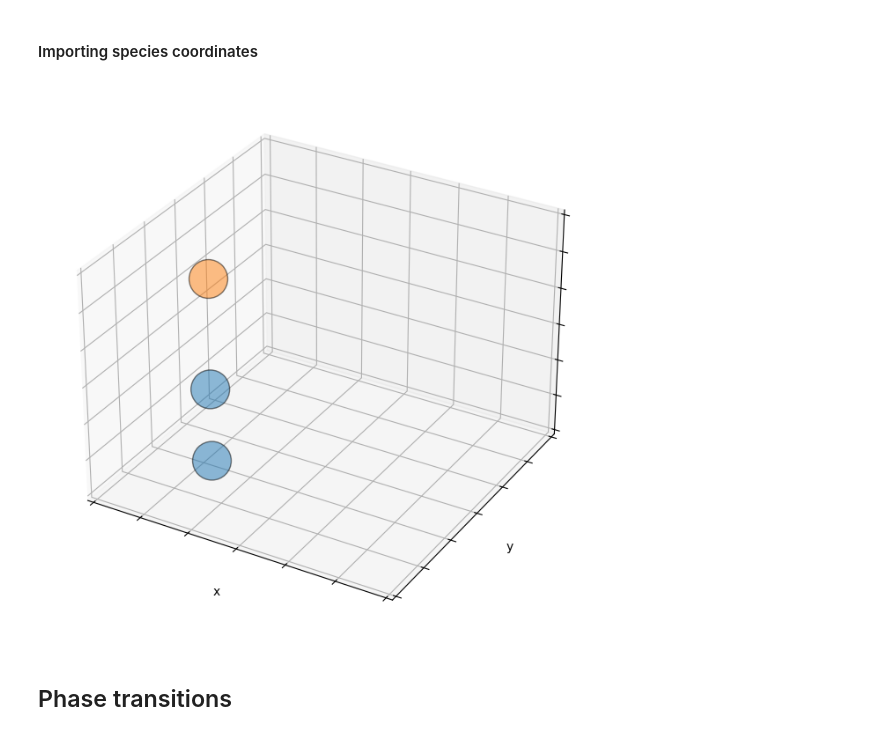
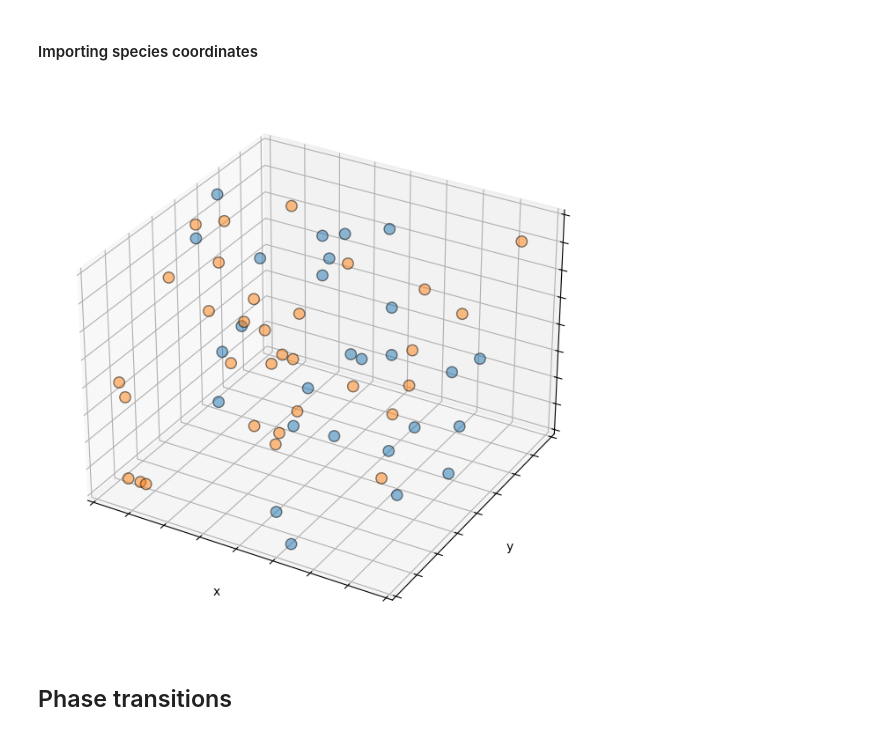
Before and after one commit to ta-rekt/Droplet, a Jupyter notebook: viz.ipynb, the cells around one changed output. Drawn from its saved outputs; the diff is of its cells as text; code cells hidden in the pictures.

```diff
--- a/viz.ipynb
+++ b/viz.ipynb
@@ -48,39 +48,43 @@ plt.show()
 [figure]
 # %% [markdown]
 #### Importing species coordinates
+# %%
+dirname = "20251126/test_frame2"
 # %%
 # import json data
-dirname = "20251126/test_frame5"
+
 slist = json.load(open("data/"+dirname+".json"))
 fig = plt.figure(figsize=(12, 8))
 ax = fig.add_subplot(111, projection='3d')
 
 for key, val in slist.items():
     x, y, z = np.array(val["coords"] )
 
     # if val["name"][:4] == "poly":
     #     ax.scatter(x, y, z, s=60, c='red', marker='o', edgecolor="black", alpha=1)
 
     if val["name"][-1] == "a":
-        ax.scatter(x-0.5, y-0.5, z-0.5, s=1000, color = 'C0',
+        ax.scatter(x-0.5, y-0.5, z-0.5, s=80, color = 'C0',
                    marker='o', edgecolor="black", alpha=0.5)
 
+        # print("A", x,y,z)
     if val["name"][-1] == "b":
-        ax.scatter(x-0.5, y-0.5, z-0.5, s=1000, color = 'C1',
+        ax.scatter(x-0.5, y-0.5, z-0.5, s=80, color = 'C1',
                    marker='o', edgecolor="black", alpha=0.5)
+        # print("B", x,y,z)
 
 ax.set_xlabel('x')
 ax.set_ylabel('y')
 ax.set_zlabel('z')
 ax.set_xlim(0, slist["1"]["boxlength"])
 ax.set_ylim(0, slist["1"]["boxlength"])
 ax.set_zlim(0, slist["1"]["boxlength"])
 ax.set_xticklabels('')
 ax.set_yticklabels('')
 ax.set_zticklabels('')
 plt.show()
 # %% [output]
-[figure, old version]
+[figure, new version]
 # %% [markdown]
 ## Phase transitions
 # %% [markdown]
```
Also changed, not shown: 3 other files.
